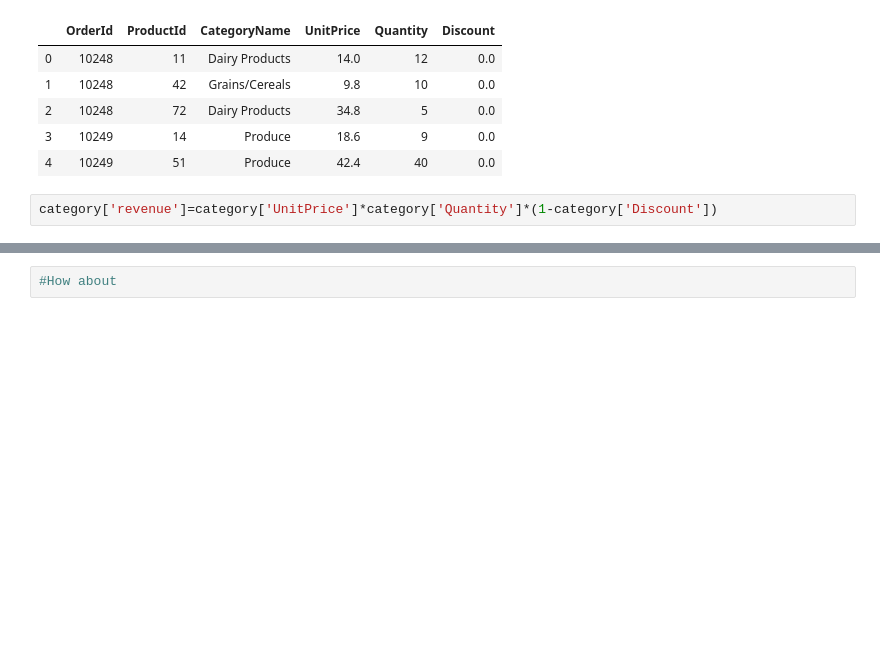
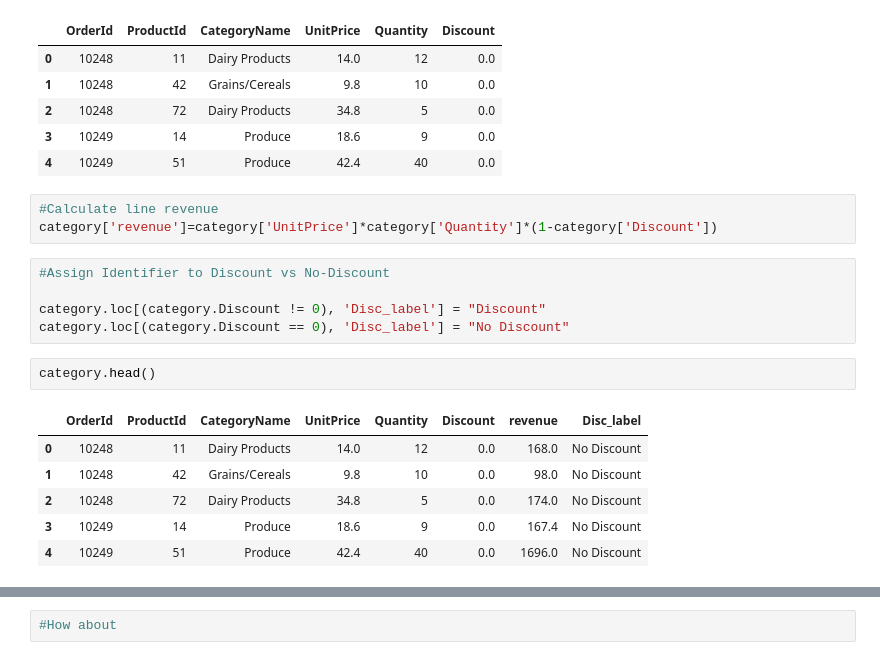
Before and after one commit to bonniema/HypothesisTesting-NorthwindEcommerce, a Jupyter notebook: Mod3 Project_1121_bm.ipynb, the cells around one changed output, grey strips where cells are left out. Saved outputs shown, nothing was run; the diff lists cells and outputs as text; blank space fills up the shorter version.

```diff
--- a/Mod3 Project_1121_bm.ipynb
+++ b/Mod3 Project_1121_bm.ipynb
@@ -777,6 +801,21 @@ category.head()
 | 3 | 10249 | 14 | Produce | 18.6 | 9 | 0.0 |
 | 4 | 10249 | 51 | Produce | 42.4 | 40 | 0.0 |
 # %%
+#Calculate line revenue
 category['revenue']=category['UnitPrice']*category['Quantity']*(1-category['Discount'])
+# %%
+#Assign Identifier to Discount vs No-Discount
+
+category.loc[(category.Discount != 0), 'Disc_label'] = "Discount"
+category.loc[(category.Discount == 0), 'Disc_label'] = "No Discount"
+# %%
+category.head()
+# %% [output]
+|  | OrderId | ProductId | CategoryName | UnitPrice | Quantity | Discount | revenue | Disc_label |
+| 0 | 10248 | 11 | Dairy Products | 14.0 | 12 | 0.0 | 168.0 | No Discount |
+| 1 | 10248 | 42 | Grains/Cereals | 9.8 | 10 | 0.0 | 98.0 | No Discount |
+| 2 | 10248 | 72 | Dairy Products | 34.8 | 5 | 0.0 | 174.0 | No Discount |
+| 3 | 10249 | 14 | Produce | 18.6 | 9 | 0.0 | 167.4 | No Discount |
+| 4 | 10249 | 51 | Produce | 42.4 | 40 | 0.0 | 1696.0 | No Discount |
 # %%
 #Plot Total Revenue by Category.
```
Also changed, not shown: parts of 45 cells of this notebook, 1 other file.
